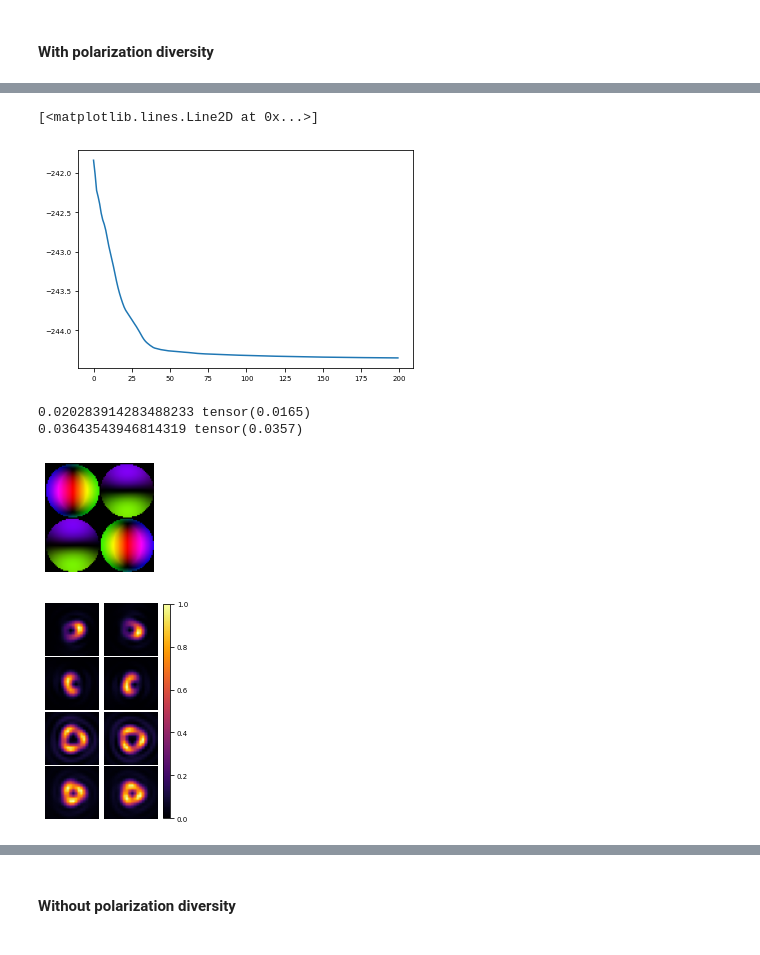
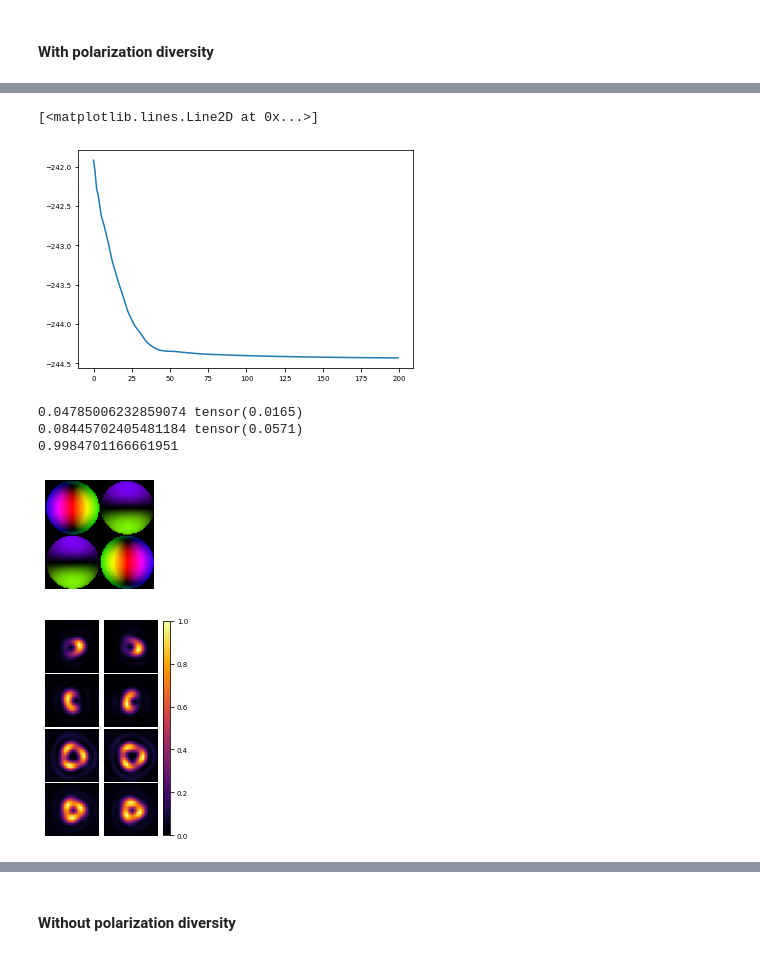
Before and after one commit to rodguti90/pyPSFstack, a Jupyter notebook: figures_article.ipynb, the cells around one changed output, grey strips where cells are left out. Cells and saved outputs as stored; diff of their text form; code cells hidden in the pictures.

```diff
--- a/figures_article.ipynb
+++ b/figures_article.ipynb
@@ -211,10 +211,10 @@ plt.savefig(os.path.join(fig_folder,fig_sub_folder,'stack.pdf'), bbox_inches='ti
 # %%
 model, loss_evol = find_pupil(data_stack, params_ret, lr=3e-2, n_epochs=200,
-    loss_fn=loss_loglikelihood, opt_def=True, opt_delta=False)
+    opt_def=True, opt_delta=False)
 plt.plot(loss_evol)
 # %% [output]
 [<matplotlib.lines.Line2D at 0x...>]
-[figure, old version]
+[figure, new version]
 # %%
 ret_pupil_params = get_pupils_param_dict(model)
 delta_gt, zf_gt = get_dNzf(psfs)
@@ -222,8 +222,11 @@ delta_ret = model.pupils[0].delta
 zf_ret = model.pupils[0].alpha * delta_ret + ret_pupil_params['pupil1']['delta_z']
 print(delta_gt,delta_ret)
 print(zf_gt,zf_ret)
+
 abe = UnitaryZernike(**params['pupil'],
      **ret_pupil_params['pupil2'])
+print(np.abs(cpx_corr(abe.get_pupil_array(), seo.get_pupil_array())))
+
 plot_jones(abe.get_pupil_array())
 plt.savefig(os.path.join(fig_folder,fig_sub_folder,'jones_seo_retzp.pdf'), bbox_inches='tight')
 
@@ -231,7 +234,8 @@ stack_xyz = get_xyzstack([src, abe], pol_seo)
 plot_xyz(stack_xyz, orientation='vertical')
 plt.savefig(os.path.join(fig_folder,fig_sub_folder,'seo_stackxyz_retzp.pdf'), bbox_inches='tight')
 # %% [output]
-0.020283914283488233 tensor(0.0165)
-0.03643543946814319 tensor(0.0357)
+0.04785006232859074 tensor(0.0165)
+0.08445702405481184 tensor(0.0571)
+0.9984701166661951
 [figure]
 [figure]
```
Also changed, not shown: parts of 42 cells of this notebook.
